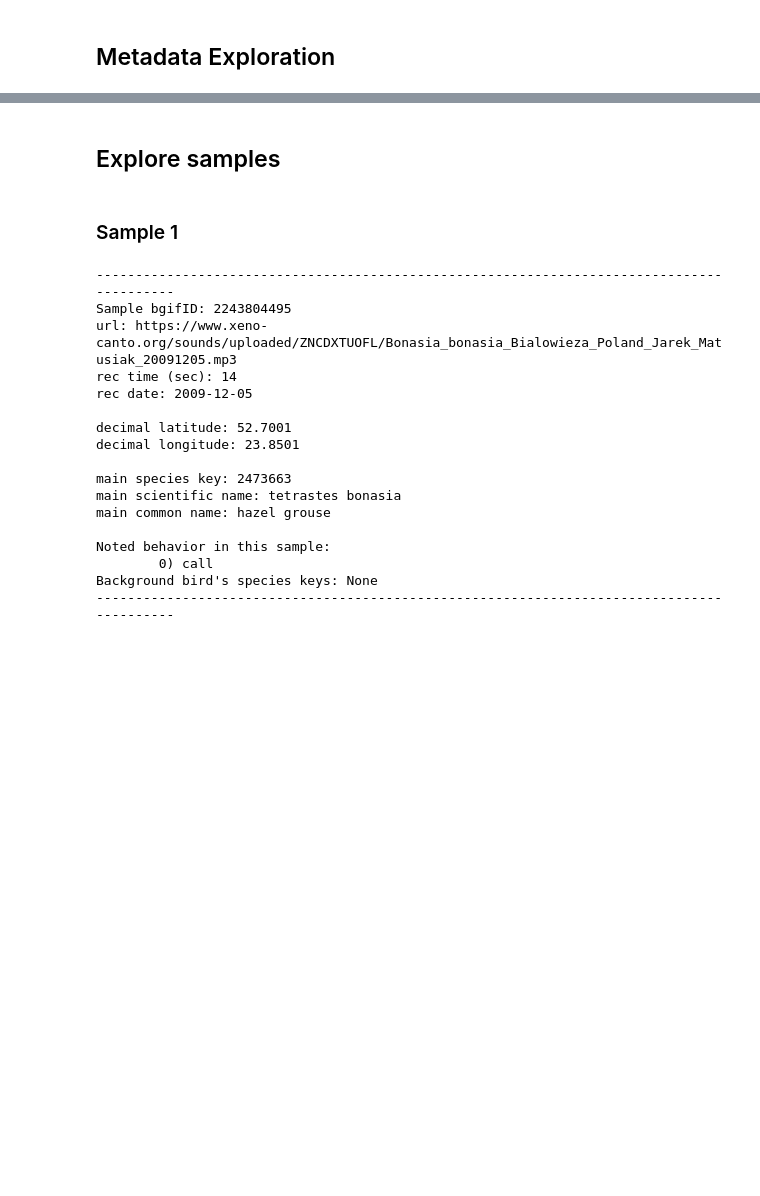
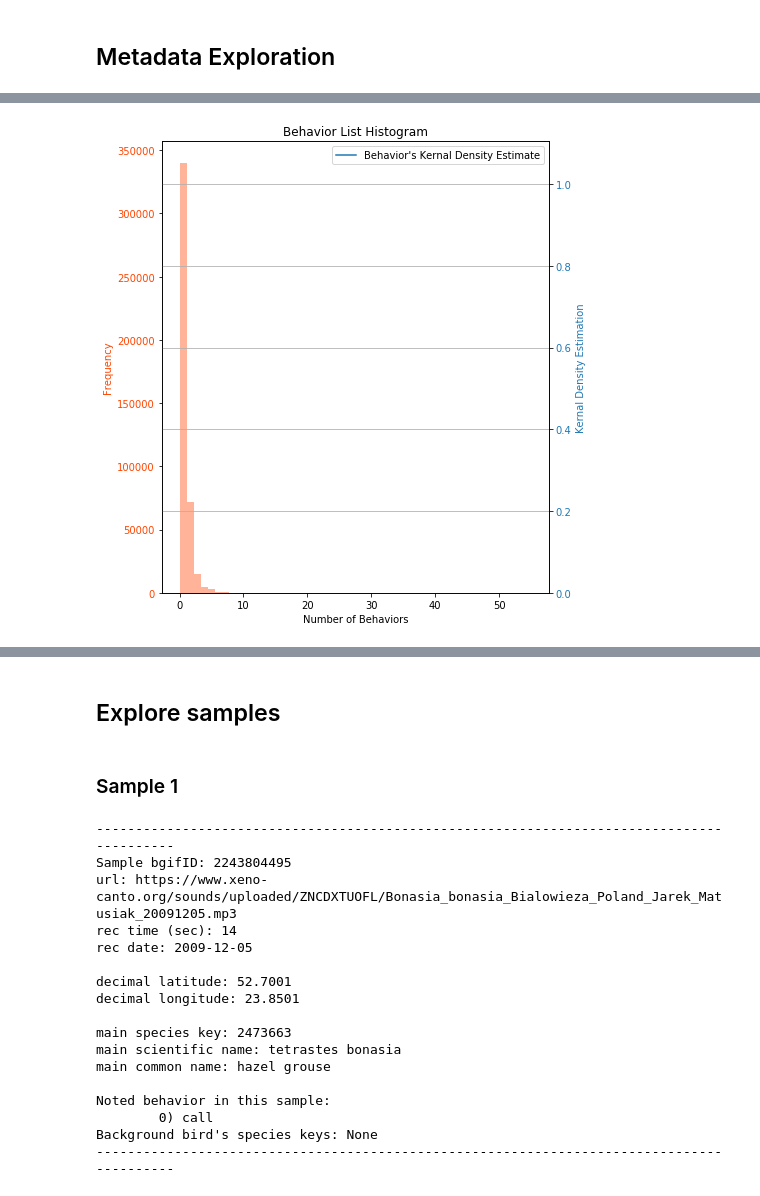
Before and after one commit to AlxSp/songbird, a Jupyter notebook: chris_inspecting.ipynb, the cells around one changed output, grey strips where cells are left out. Saved outputs shown, nothing was run; the diff lists cells and outputs as text; code cells hidden in the pictures; blank space fills up the shorter version.

Commit message:
Did some light metadata analytics.

```diff
--- a/chris_inspecting.ipynb
+++ b/chris_inspecting.ipynb
@@ -164 +183,5 @@ raw_names = available_audio()
+# %%
+metadata_dict = get_sample_metadata()
+# %%
+full_metadata_df = pd.DataFrame(metadata_dict).T
 # %%
@@ -169,0 +196,2 @@ Index(['common_name', 'scientific_name', 'genus_key', 'forefront_recordings',
+# %%
+full_metadata_df['number_of_behaviors'] = [len(unknown_list) for unknown_list in full_metadata_df['behavior']]
@@ -169,0 +204,23 @@ Index(['common_name', 'scientific_name', 'genus_key', 'forefront_recordings',
+# %%
+fig, ax1 = plt.subplots(figsize = (7,7))
+
+color = 'orangered'
+ax1.set_ylabel('Frequency', color = color)
+sns.distplot(full_metadata_df['number_of_behaviors'], bins  = 50, kde = False, ax = ax1, color = color)
+ax1.set_xlabel('Number of Behaviors')
+ax1.tick_params(axis = 'y', labelcolor = color)
+
+ax2 = ax1.twinx() #copies the y axis keeps x the same
+
+color = 'tab:blue' #sets the color of the next plot
+ax2.set_ylabel('Kernal Density Estimation', color = color) #sets the y label with the associated color
+sns.kdeplot(full_metadata_df['number_of_behaviors'], ax = ax2, color = color, label = 'Behavior\'s Kernal Density Estimate') #kernal density plot on ax2
+ax2.tick_params(axis = 'y', labelcolor = color) #sets the color of the tick parameters
+
+
+fig.tight_layout() #does something
+plt.grid(which = 'major', axis = 'y') #adds grid lines
+plt.title('Behavior List Histogram') #plot title
+plt.show(); #idk what this does...shows the plot?
+# %% [output]
+[figure, added]
```
Also changed, not shown: parts of 16 cells of this notebook.
